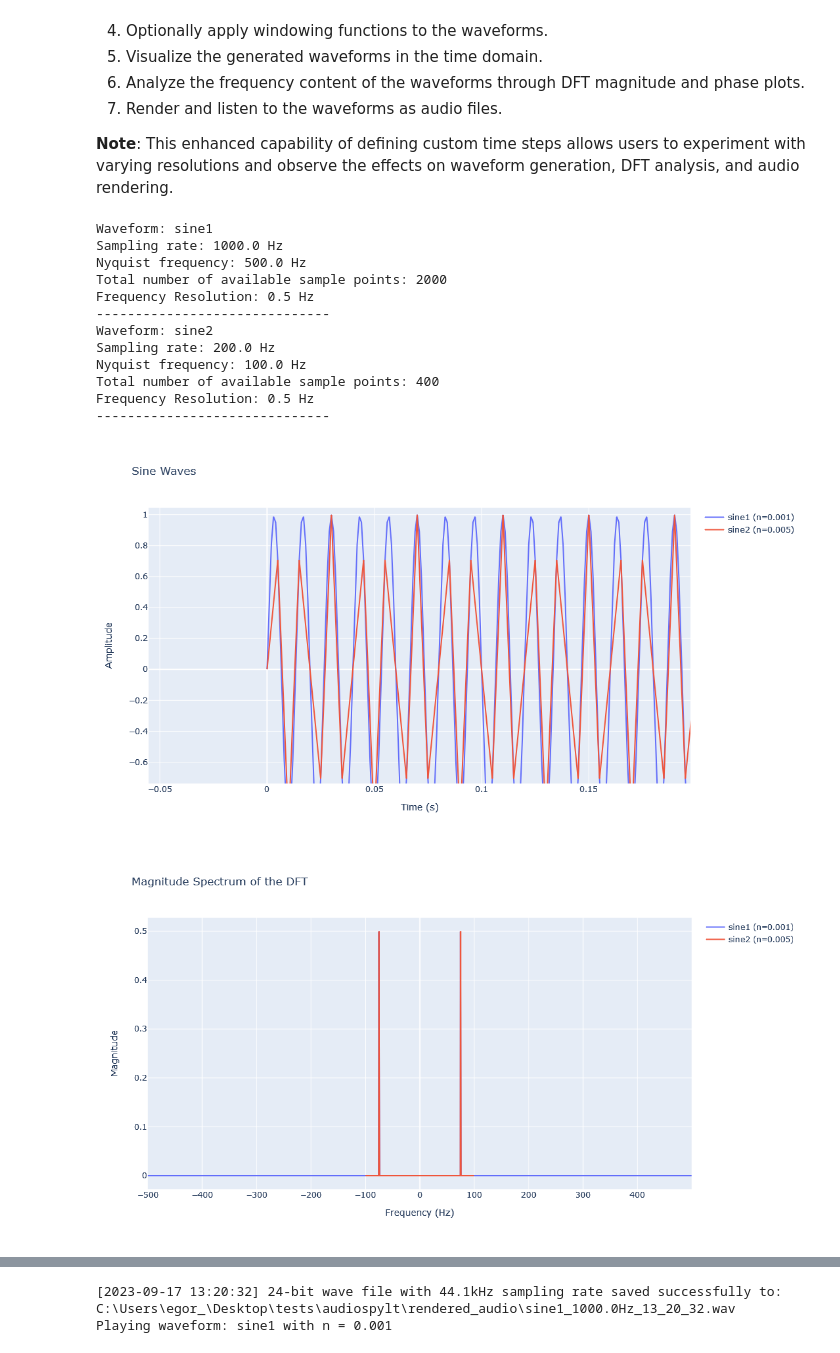
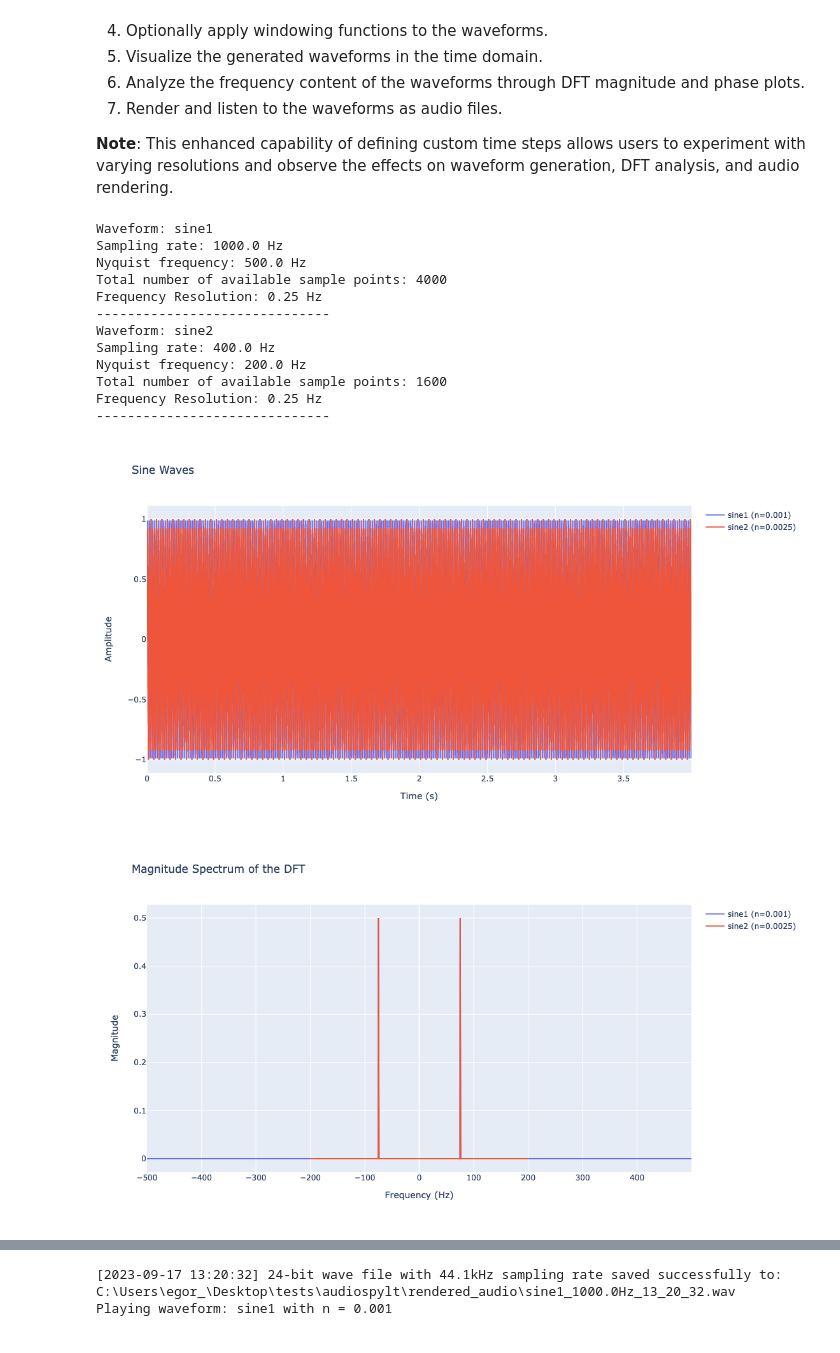
Before and after one commit to egorpol/audiospylt, a Jupyter notebook: wave_sampling_window_v4_sr_mod.ipynb, the cells around one changed output, grey strips where cells are left out. Cells and saved outputs as stored; diff of their text form; code cells hidden in the pictures.

```diff
--- a/wave_sampling_window_v4_sr_mod.ipynb
+++ b/wave_sampling_window_v4_sr_mod.ipynb
@@ -27,8 +27,8 @@ import plotly.graph_objects as go
 from scipy.signal import get_window
 
 # Define all parameters
-time_steps = {'comb': 0.005, 'sine1': 0.001, 'sine2': 0.005, 'am': 0.005, 'fm': 0.005, 'sum': 0.005}
-t_max = 2.0
+time_steps = {'comb': 0.005, 'sine1': 0.001, 'sine2': 0.0025, 'am': 0.005, 'fm': 0.005, 'sum': 0.005}
+t_max = 4.0
 selected_waveforms = ['sine1', 'sine2']
 
 amp1, freq1, phase1 = 1.0, 75, 0*np.pi/2
@@ -84,38 +84,38 @@ for waveform in selected_waveforms:
     # DFT Magnitude and Phase Plots
     y = waveform_data[waveform]
     Y = np.fft.fft(y) / num_samples  # Normalizing by the number of samples
     freqs = np.fft.fftfreq(num_samples, d=n)
     inds = np.argsort(freqs)
     freqs = freqs[inds]
     Y = Y[inds]
 
     fig_dft_magnitude.add_trace(go.Scatter(x=freqs, y=np.abs(Y), mode='lines', name=f"{waveform} (n={n})" + (' - ' + window_type if apply_window else "")))
     fig_dft_phase.add_trace(go.Scatter(x=freqs, y=np.angle(Y), mode='lines', name=f"{waveform} (n={n})" + (' - ' + window_type if apply_window else "")))
     fig_waveforms.add_trace(go.Scatter(x=t, y=waveform_data[waveform], mode='lines', name=f"{waveform} (n={n})"))
 
 fig_waveforms.update_layout(title='Sine Waves', xaxis_title='Time (s)', yaxis_title='Amplitude',
                             autosize=False, width=800, height=600)
 fig_waveforms.show()
 
 fig_dft_magnitude.update_layout(title='Magnitude Spectrum of the DFT', xaxis_title='Frequency (Hz)', yaxis_title='Magnitude',
                             autosize=False, width=800, height=600)
 fig_dft_magnitude.show()
 
 fig_dft_phase.update_layout(title='Phase Spectrum of the DFT', xaxis_title='Frequency (Hz)', yaxis_title='Phase (radians)',
                             autosize=False, width=800, height=600)
 fig_dft_phase.show()
 # %% [output]
 Waveform: sine1
 Sampling rate: 1000.0 Hz
 Nyquist frequency: 500.0 Hz
-Total number of available sample points: 2000
-Frequency Resolution: 0.5 Hz
+Total number of available sample points: 4000
+Frequency Resolution: 0.25 Hz
 ------------------------------
 Waveform: sine2
-Sampling rate: 200.0 Hz
-Nyquist frequency: 100.0 Hz
-Total number of available sample points: 400
-Frequency Resolution: 0.5 Hz
+Sampling rate: 400.0 Hz
+Nyquist frequency: 200.0 Hz
+Total number of available sample points: 1600
+Frequency Resolution: 0.25 Hz
 ------------------------------
-[figure, old version]
+[figure, new version]
-[figure, old version]
+[figure, new version]
```
Also changed, not shown: parts of 1 cell of this notebook, 10 other files.
